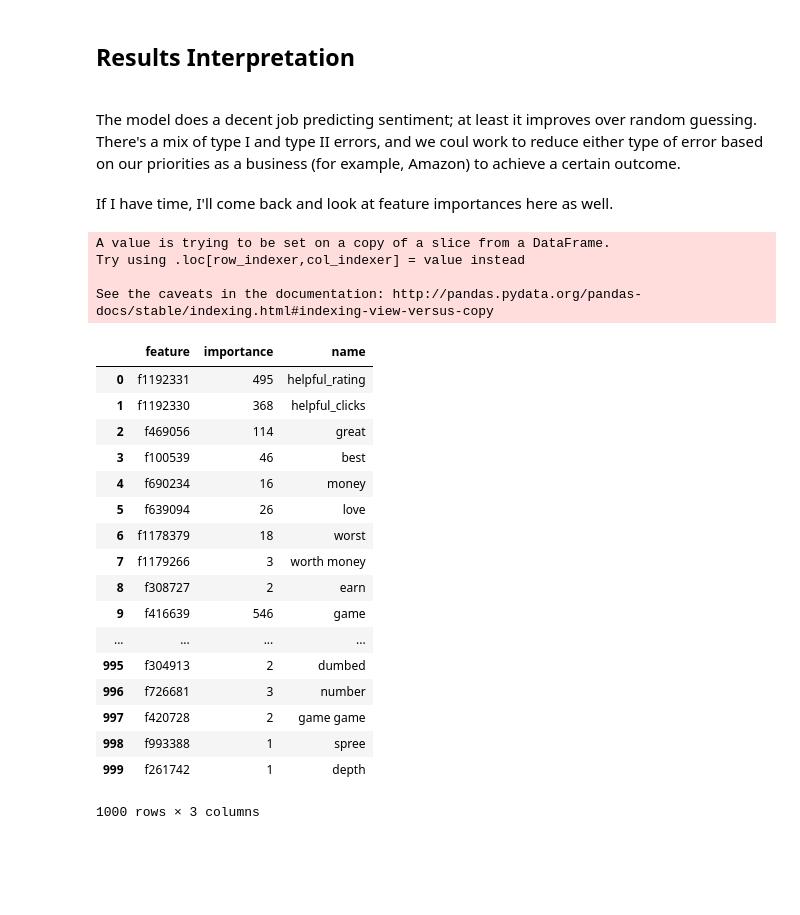
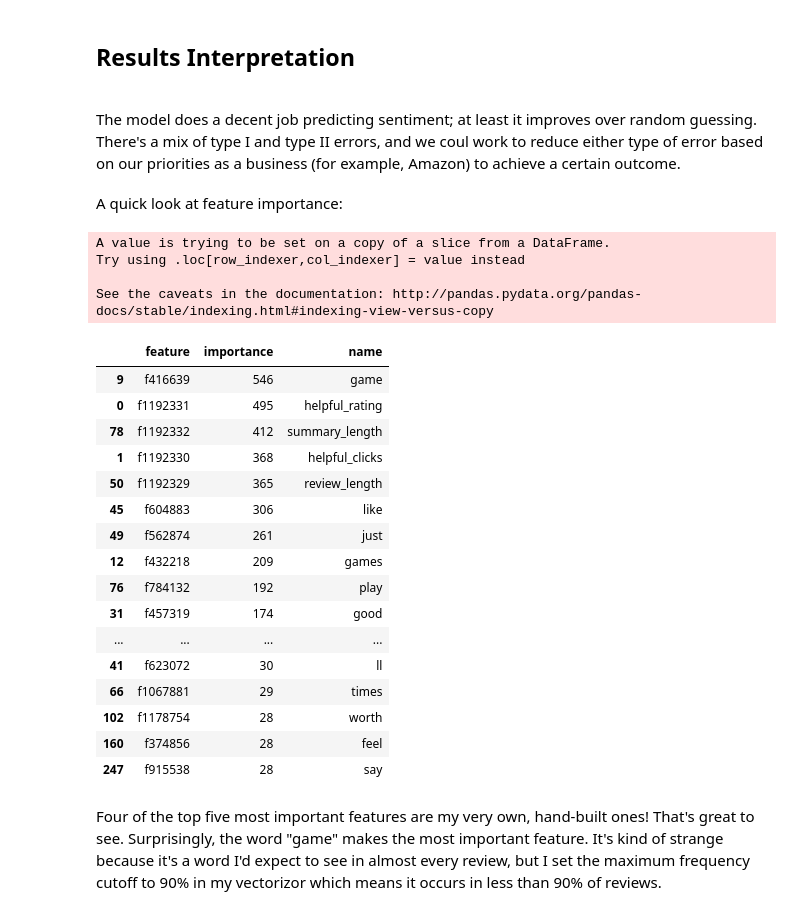
Before and after one commit to AlliedToasters/AmazonReviews, a Jupyter notebook: VideoGames.ipynb, the cells around one changed output. Cells and saved outputs as stored; diff of their text form; code cells hidden in the pictures; blank space fills up the shorter version.

Commit message:
add brief writeup for feature importance

```diff
--- a/VideoGames.ipynb
+++ b/VideoGames.ipynb
@@ -208,6 +208,6 @@ accuracy:  0.90383121926
 # %% [markdown]
 <H2>Results Interpretation</H2><br>
 The model does a decent job predicting sentiment; at least it improves over random guessing. There's a mix of type I and type II errors, and we coul work to reduce either type of error based on our priorities as a business (for example, Amazon) to achieve a certain outcome.
-# %% [markdown]
-If I have time, I'll come back and look at feature importances here as well.
+# %% [markdown]
+A quick look at feature importance:
 # %%
@@ -233,24 +235,26 @@ A value is trying to be set on a copy of a slice from a DataFrame.
 Try using .loc[row_indexer,col_indexer] = value instead
 
 See the caveats in the documentation: http://pandas.pydata.org/pandas-docs/stable/indexing.html#indexing-view-versus-copy
-# %%
-top_1000
-# %% [output]
-|  | feature | importance | name |
-| 0 | f1192331 | 495 | helpful_rating |
-| 1 | f1192330 | 368 | helpful_clicks |
-| 2 | f469056 | 114 | great |
-| 3 | f100539 | 46 | best |
-| 4 | f690234 | 16 | money |
-| 5 | f639094 | 26 | love |
-| 6 | f1178379 | 18 | worst |
-| 7 | f1179266 | 3 | worth money |
-| 8 | f308727 | 2 | earn |
-| 9 | f416639 | 546 | game |
-| ... | ... | ... | ... |
-| 995 | f304913 | 2 | dumbed |
-| 996 | f726681 | 3 | number |
-| 997 | f420728 | 2 | game game |
-| 998 | f993388 | 1 | spree |
-| 999 | f261742 | 1 | depth |
-1000 rows × 3 columns
+# %%
+#Take a look
+top_1000.sort_values('importance', ascending=False).head(50)
+# %% [output]
+|  | feature | importance | name |
+| 9 | f416639 | 546 | game |
+| 0 | f1192331 | 495 | helpful_rating |
+| 78 | f1192332 | 412 | summary_length |
+| 1 | f1192330 | 368 | helpful_clicks |
+| 50 | f1192329 | 365 | review_length |
+| 45 | f604883 | 306 | like |
+| 49 | f562874 | 261 | just |
+| 12 | f432218 | 209 | games |
+| 76 | f784132 | 192 | play |
+| 31 | f457319 | 174 | good |
+| ... | ... | ... | ... |
+| 41 | f623072 | 30 | ll |
+| 66 | f1067881 | 29 | times |
+| 102 | f1178754 | 28 | worth |
+| 160 | f374856 | 28 | feel |
+| 247 | f915538 | 28 | say |
+# %% [markdown]
+Four of the top five most important features are my very own, hand-built ones! That's great to see. Surprisingly, the word "game" makes the most important feature. It's kind of strange because it's a word I'd expect to see in almost every review, but I set the maximum frequency cutoff to 90% in my vectorizor which means it occurs in less than 90% of reviews.
```
Also changed, not shown: parts of 2 cells of this notebook.
